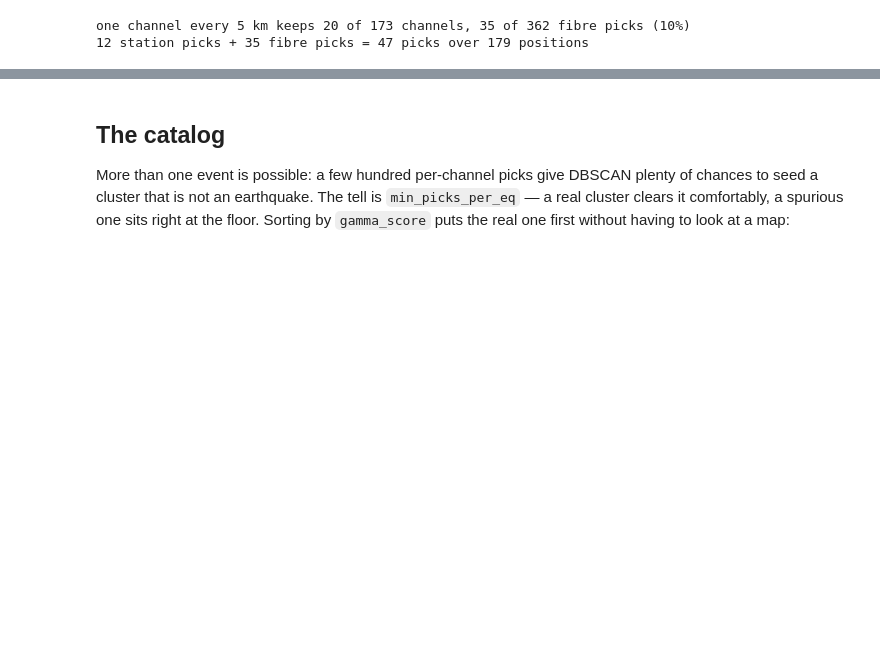
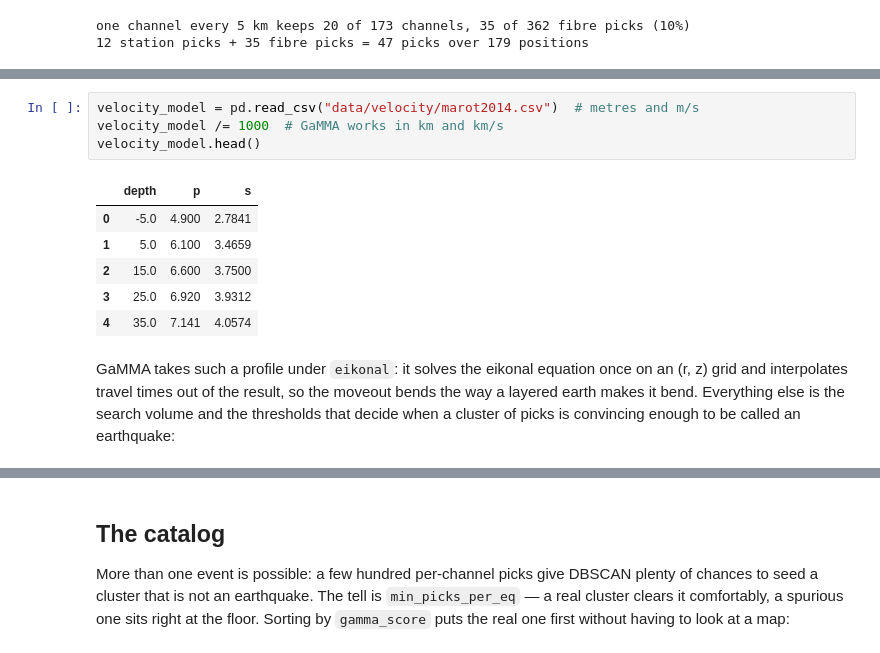
Before and after one commit to xdas-dev/tutorials, a Jupyter notebook: 06_catalog_with_gamma.ipynb, the cells around one changed output, grey strips where cells are left out. Drawn from its saved outputs; the diff is of its cells as text; blank space fills up the shorter version.

```diff
--- a/06_catalog_with_gamma.ipynb
+++ b/06_catalog_with_gamma.ipynb
@@ -204,3 +208,20 @@ picks is convincing enough to be called an earthquake:
+# %%
+velocity_model = pd.read_csv("data/velocity/marot2014.csv")  # metres and m/s
+velocity_model /= 1000  # GaMMA works in km and km/s
+velocity_model.head()
+# %% [output]
+|  | depth | p | s |
+| 0 | -5.0 | 4.900 | 2.7841 |
+| 1 | 5.0 | 6.100 | 3.4659 |
+| 2 | 15.0 | 6.600 | 3.7500 |
+| 3 | 25.0 | 6.920 | 3.9312 |
+| 4 | 35.0 | 7.141 | 4.0574 |
+# %% [markdown]
+GaMMA takes such a profile under `eikonal`: it solves the eikonal equation
+once on an (r, z) grid and interpolates travel times out of the result, so
+the moveout bends the way a layered earth makes it bend. Everything else is
+the search volume and the thresholds that decide when a cluster of picks is
+convincing enough to be called an earthquake:
 # %%
 xlim = (combined_stations["x(km)"].min() - 50, combined_stations["x(km)"].max() + 50)
 ylim = (combined_stations["y(km)"].min() - 50, combined_stations["y(km)"].max() + 50)
```
Also changed, not shown: parts of 12 cells of this notebook.
